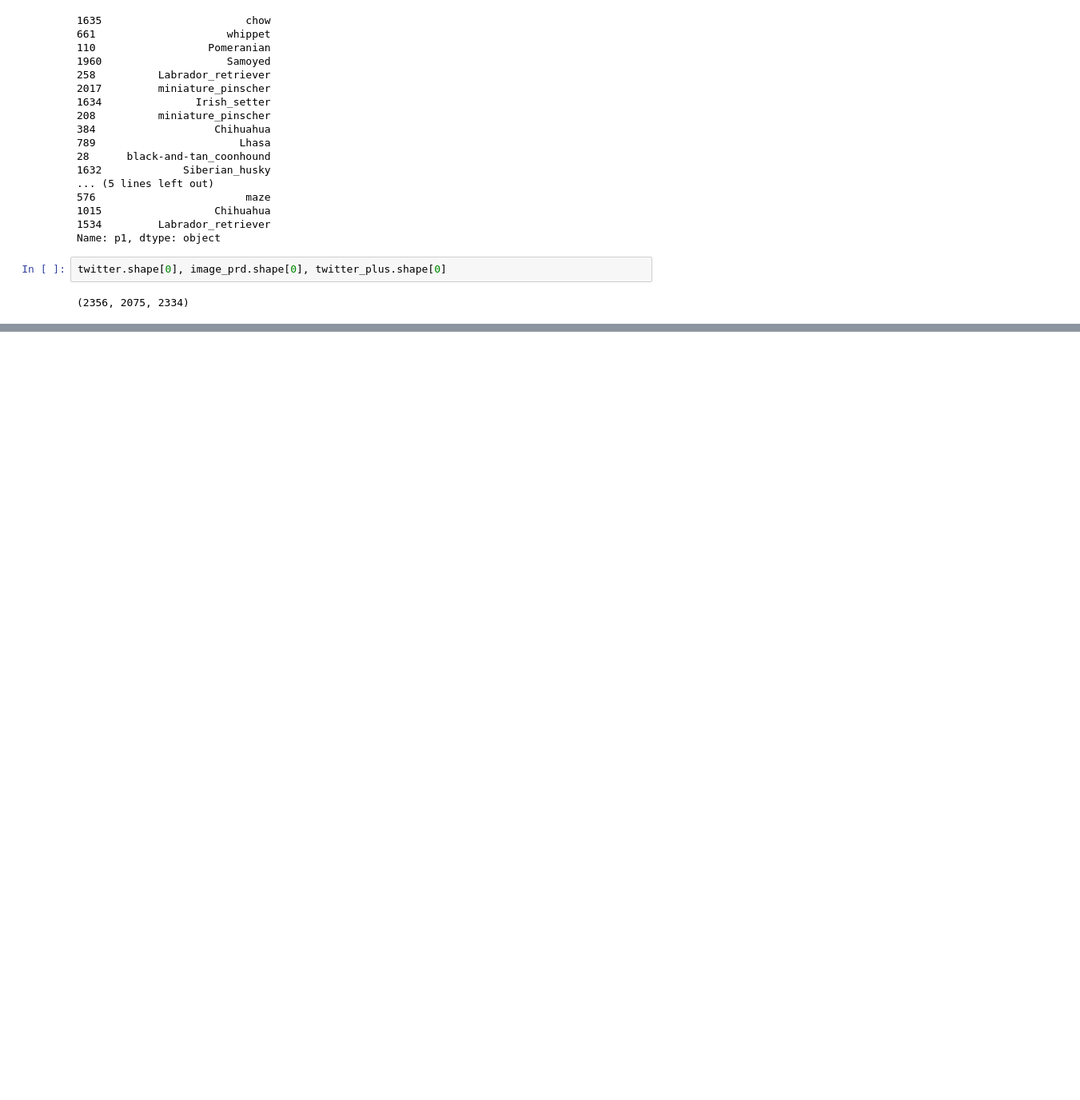
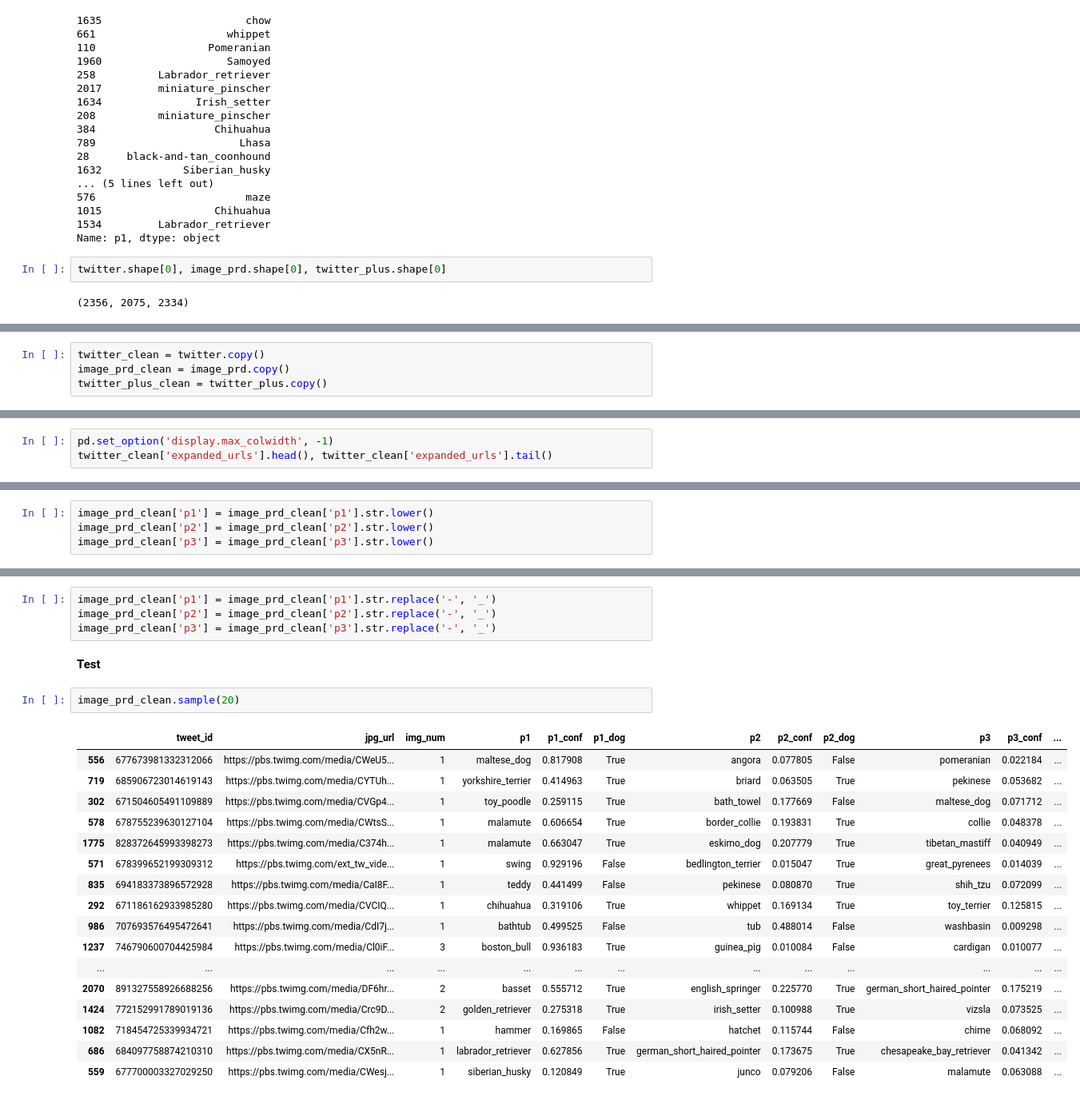
Before and after one commit to Phomint/Udacity_DataAnalysis, a Jupyter notebook: Projects/Project_4/wrangle_act.ipynb, the cells around one changed output, grey strips where cells are left out. Shown at 80% size. Cells and saved outputs as stored; diff of their text form; blank space fills up the shorter version.

Commit message:
Cleaning data is done!

```diff
--- a/Projects/Project_4/wrangle_act.ipynb
+++ b/Projects/Project_4/wrangle_act.ipynb
@@ -236,0 +239,4 @@ twitter.shape[0], image_prd.shape[0], twitter_plus.shape[0]
+# %%
+twitter_clean = twitter.copy()
+image_prd_clean = image_prd.copy()
+twitter_plus_clean = twitter_plus.copy()
@@ -236,0 +402,3 @@ twitter.shape[0], image_prd.shape[0], twitter_plus.shape[0]
+# %%
+pd.set_option('display.max_colwidth', -1)
+twitter_clean['expanded_urls'].head(), twitter_clean['expanded_urls'].tail()
@@ -236,0 +533,4 @@ twitter.shape[0], image_prd.shape[0], twitter_plus.shape[0]
+# %%
+image_prd_clean['p1'] = image_prd_clean['p1'].str.lower()
+image_prd_clean['p2'] = image_prd_clean['p2'].str.lower()
+image_prd_clean['p3'] = image_prd_clean['p3'].str.lower()
@@ -236,0 +565,26 @@ twitter.shape[0], image_prd.shape[0], twitter_plus.shape[0]
+# %%
+image_prd_clean['p1'] = image_prd_clean['p1'].str.replace('-', '_')
+image_prd_clean['p2'] = image_prd_clean['p2'].str.replace('-', '_')
+image_prd_clean['p3'] = image_prd_clean['p3'].str.replace('-', '_')
+# %% [markdown]
+**Test**
+# %%
+image_prd_clean.sample(20)
+# %% [output]
+|  | tweet_id | jpg_url | img_num | p1 | p1_conf | p1_dog | p2 | p2_conf | p2_dog | p3 | p3_conf | ... |
+| 556 | 677673981332312066 | https://pbs.twimg.com/media/CWeU5... | 1 | maltese_dog | 0.817908 | True | angora | 0.077805 | False | pomeranian | 0.022184 | ... |
+| 719 | 685906723014619143 | https://pbs.twimg.com/media/CYTUh... | 1 | yorkshire_terrier | 0.414963 | True | briard | 0.063505 | True | pekinese | 0.053682 | ... |
+| 302 | 671504605491109889 | https://pbs.twimg.com/media/CVGp4... | 1 | toy_poodle | 0.259115 | True | bath_towel | 0.177669 | False | maltese_dog | 0.071712 | ... |
+| 578 | 678755239630127104 | https://pbs.twimg.com/media/CWtsS... | 1 | malamute | 0.606654 | True | border_collie | 0.193831 | True | collie | 0.048378 | ... |
+| 1775 | 828372645993398273 | https://pbs.twimg.com/media/C374h... | 1 | malamute | 0.663047 | True | eskimo_dog | 0.207779 | True | tibetan_mastiff | 0.040949 | ... |
+| 571 | 678399652199309312 | https://pbs.twimg.com/ext_tw_vide... | 1 | swing | 0.929196 | False | bedlington_terrier | 0.015047 | True | great_pyrenees | 0.014039 | ... |
+| 835 | 694183373896572928 | https://pbs.twimg.com/media/CaI8F... | 1 | teddy | 0.441499 | False | pekinese | 0.080870 | True | shih_tzu | 0.072099 | ... |
+| 292 | 671186162933985280 | https://pbs.twimg.com/media/CVCIQ... | 1 | chihuahua | 0.319106 | True | whippet | 0.169134 | True | toy_terrier | 0.125815 | ... |
+| 986 | 707693576495472641 | https://pbs.twimg.com/media/CdI7j... | 1 | bathtub | 0.499525 | False | tub | 0.488014 | False | washbasin | 0.009298 | ... |
+| 1237 | 746790600704425984 | https://pbs.twimg.com/media/Cl0iF... | 3 | boston_bull | 0.936183 | True | guinea_pig | 0.010084 | False | cardigan | 0.010077 | ... |
+| ... | ... | ... | ... | ... | ... | ... | ... | ... | ... | ... | ... | ... |
+| 2070 | 891327558926688256 | https://pbs.twimg.com/media/DF6hr... | 2 | basset | 0.555712 | True | english_springer | 0.225770 | True | german_short_haired_pointer | 0.175219 | ... |
+| 1424 | 772152991789019136 | https://pbs.twimg.com/media/Crc9D... | 2 | golden_retriever | 0.275318 | True | irish_setter | 0.100988 | True | vizsla | 0.073525 | ... |
+| 1082 | 718454725339934721 | https://pbs.twimg.com/media/Cfh2w... | 1 | hammer | 0.169865 | False | hatchet | 0.115744 | False | chime | 0.068092 | ... |
+| 686 | 684097758874210310 | https://pbs.twimg.com/media/CX5nR... | 1 | labrador_retriever | 0.627856 | True | german_short_haired_pointer | 0.173675 | True | chesapeake_bay_retriever | 0.041342 | ... |
+| 559 | 677700003327029250 | https://pbs.twimg.com/media/CWesj... | 1 | siberian_husky | 0.120849 | True | junco | 0.079206 | False | malamute | 0.063088 | ... |
```
Also changed, not shown: parts of 45 cells of this notebook.
